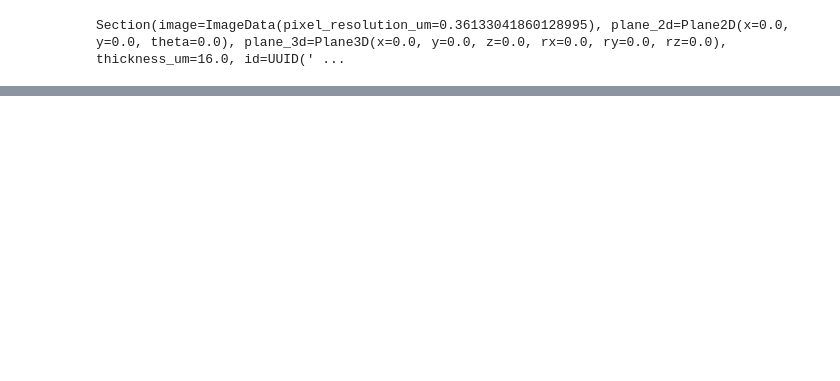
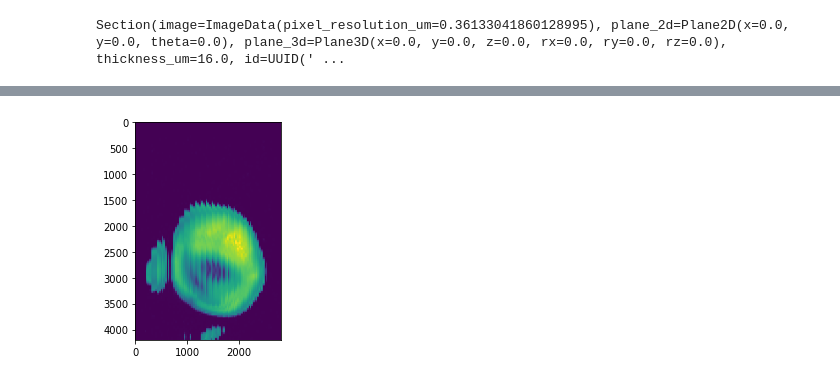
Before and after one commit to brainglobe/slicereg, a Jupyter notebook: notebooks/fast_slice.ipynb, the cells around one changed output, grey strips where cells are left out. Drawn from its saved outputs; the diff is of its cells as text; code cells hidden in the pictures; blank space fills up the shorter version.

```diff
--- a/notebooks/fast_slice.ipynb
+++ b/notebooks/fast_slice.ipynb
@@ -140,4 +48,0 @@ array([[    0.  ,     0.  ,     0.  , ..., 11615.41, 11615.41, 11615.41],
-# %%
-# %%timeit
-vals = ndimage.map_coordinates(atlas.volume, (coords[0] / 100, coords[1] / 100, coords[2] / 100))
-vals.any()
@@ -203,0 +70,6 @@ s = section.translate(dz=4000).rotate(dx=70)
+# %%
+width, height = section.image.width, section.image.height
+inds = inds_homog(height=height, width=width)
+
+coords = section.affine_transform @ inds
+coords[:3, :] / atlas.resolution_um
@@ -203,0 +87,32 @@ s = section.translate(dz=4000).rotate(dx=70)
+# %%
+@lru_cache()
+def inds_homog(height, width):
+    grid = np.mgrid[:width, :height, :1].reshape(-1, width*height)
+    ones = np.ones(width*height, dtype=int)
+    full = np.vstack((grid, ones)).astype(float)
+    return full
+
+
+@njit(parallel=True, fastmath=True)
+def _register(inds, volume, transform):
+    atlas_coords = transform @ inds
+    atlas_coords = atlas_coords[:3, :]
+
+    vals = np.empty(atlas_coords.shape[1])
+    for ind in prange(atlas_coords.shape[1]):
+        vals[ind] = volume[int(atlas_coords[0, ind]), int(atlas_coords[1, ind]), int(atlas_coords[2, ind])]
+    return vals
+
+
+def register(section: Section, atlas: Atlas):
+    width, height = section.image.width, section.image.height
+    inds = inds_homog(height=height, width=width)
+    res = 1 / atlas.resolution_um
+    scale_mat = np.diag([res, res, res, 1.])
+    brightness_3d = _register(inds, volume=atlas.volume, transform=scale_mat @ section.affine_transform)
+    registered_slice = brightness_3d.reshape(width, height)
+    return registered_slice
+
+s = section.translate(dz=4000).rotate(dx=70)
+%timeit atlas_slice = register(s, atlas)
+# plt.imshow(atlas_slice);
@@ -203,0 +134,5 @@ s = section.translate(dz=4000).rotate(dx=70)
+# %%
+atlas_slice = register(s, atlas)
+plt.imshow(atlas_slice);
+# %% [output]
+[figure, added]
```
Also changed, not shown: parts of 37 cells of this notebook, 2 other files.
